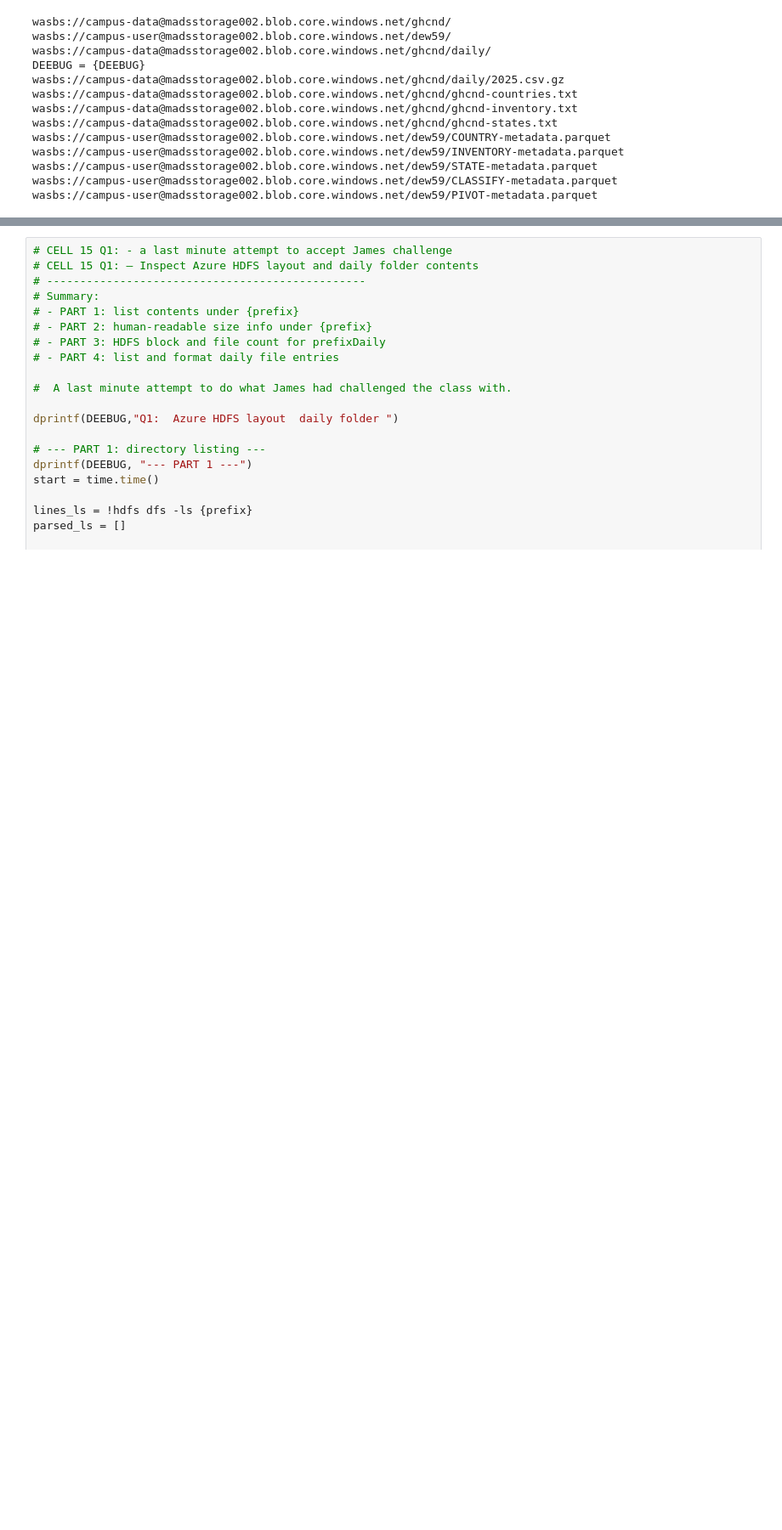
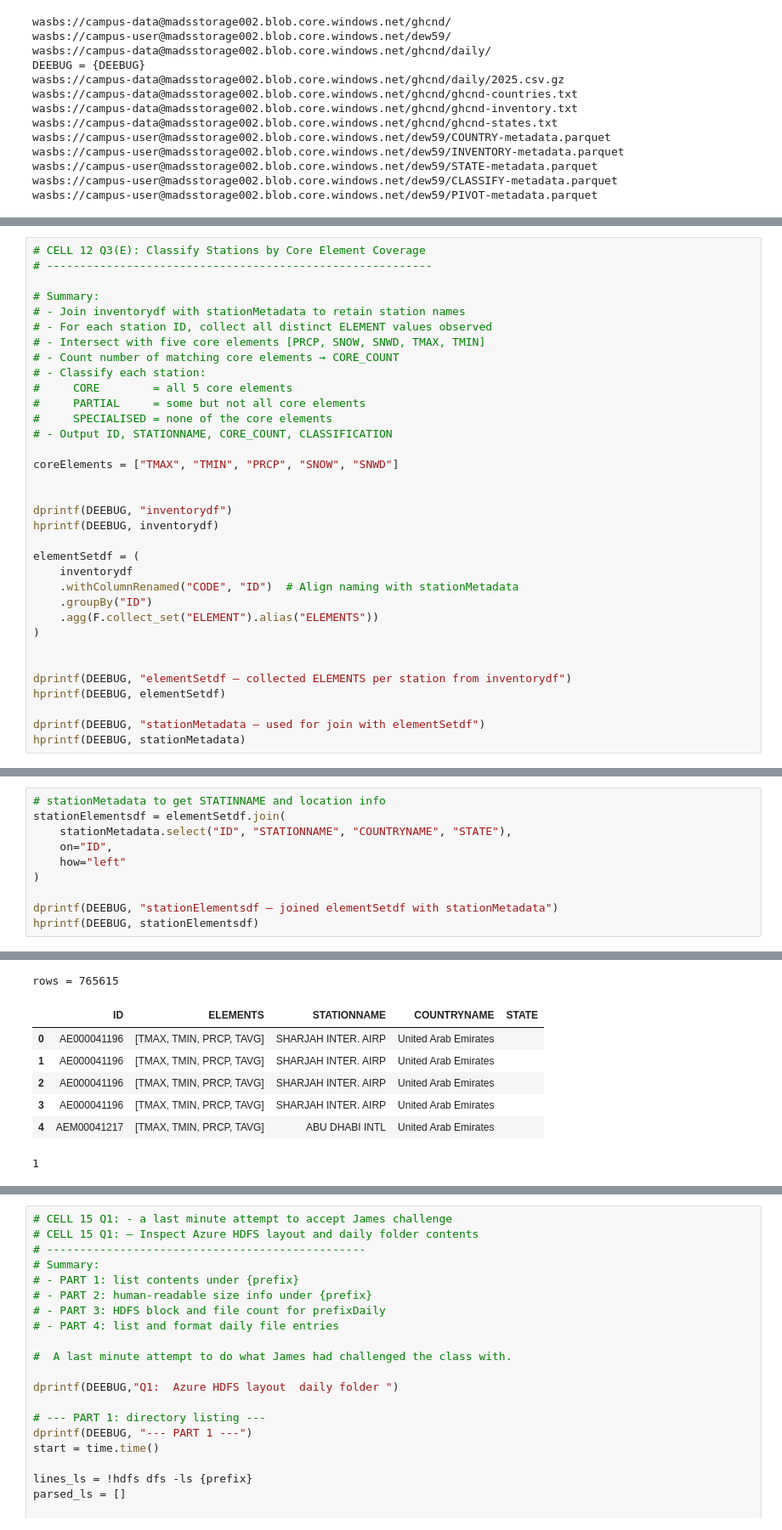
Before and after one commit to david-ewing-nz/ghcn-spark-analysis, a Jupyter notebook: notebooks/01_ghcn2_explore.ipynb, the cells around one changed output, grey strips where cells are left out. Shown at 85% size. Drawn from its saved outputs; the diff is of its cells as text; blank space fills up the shorter version.

```diff
--- a/notebooks/01_ghcn2_explore.ipynb
+++ b/notebooks/01_ghcn2_explore.ipynb
@@ -1207,0 +1215,34 @@ AnalysisException: [UNRESOLVED_COLUMN.WITH_SUGGESTION] A column or function para
+# %%
+# CELL 12 Q3(E): Classify Stations by Core Element Coverage
+# ----------------------------------------------------------
+
+# Summary:
+# - Join inventorydf with stationMetadata to retain station names
+# - For each station ID, collect all distinct ELEMENT values observed
+# - Intersect with five core elements [PRCP, SNOW, SNWD, TMAX, TMIN]
+# - Count number of matching core elements → CORE_COUNT
+# - Classify each station:
+#     CORE        = all 5 core elements
+#     PARTIAL     = some but not all core elements
+#     SPECIALISED = none of the core elements
+# - Output ID, STATIONNAME, CORE_COUNT, CLASSIFICATION
+
+coreElements = ["TMAX", "TMIN", "PRCP", "SNOW", "SNWD"]
+
+
+dprintf(DEEBUG, "inventorydf")
+hprintf(DEEBUG, inventorydf)
+
+elementSetdf = (
+    inventorydf
+    .withColumnRenamed("CODE", "ID")  # Align naming with stationMetadata
+    .groupBy("ID")
+    .agg(F.collect_set("ELEMENT").alias("ELEMENTS"))
+)
+
+
+dprintf(DEEBUG, "elementSetdf – collected ELEMENTS per station from inventorydf")
+hprintf(DEEBUG, elementSetdf)
+
+dprintf(DEEBUG, "stationMetadata – used for join with elementSetdf")
+hprintf(DEEBUG, stationMetadata)
@@ -1207,0 +1304,11 @@ AnalysisException: [UNRESOLVED_COLUMN.WITH_SUGGESTION] A column or function para
+# %%
+# stationMetadata to get STATINNAME and location info
+stationElementsdf = elementSetdf.join(
+    stationMetadata.select("ID", "STATIONNAME", "COUNTRYNAME", "STATE"),
+    on="ID",
+    how="left"
+)
+
+dprintf(DEEBUG, "stationElementsdf – joined elementSetdf with stationMetadata")
+hprintf(DEEBUG, stationElementsdf)
+# %% [output]
@@ -1207,0 +1323,8 @@ AnalysisException: [UNRESOLVED_COLUMN.WITH_SUGGESTION] A column or function para
+rows = 765615
+|  | ID | ELEMENTS | STATIONNAME | COUNTRYNAME | STATE |
+| 0 | AE000041196 | [TMAX, TMIN, PRCP, TAVG] | SHARJAH INTER. AIRP | United Arab Emirates |  |
+| 1 | AE000041196 | [TMAX, TMIN, PRCP, TAVG] | SHARJAH INTER. AIRP | United Arab Emirates |  |
+| 2 | AE000041196 | [TMAX, TMIN, PRCP, TAVG] | SHARJAH INTER. AIRP | United Arab Emirates |  |
+| 3 | AE000041196 | [TMAX, TMIN, PRCP, TAVG] | SHARJAH INTER. AIRP | United Arab Emirates |  |
+| 4 | AEM00041217 | [TMAX, TMIN, PRCP, TAVG] | ABU DHABI INTL | United Arab Emirates |  |
+1
```
Also changed, not shown: parts of 29 cells of this notebook.
